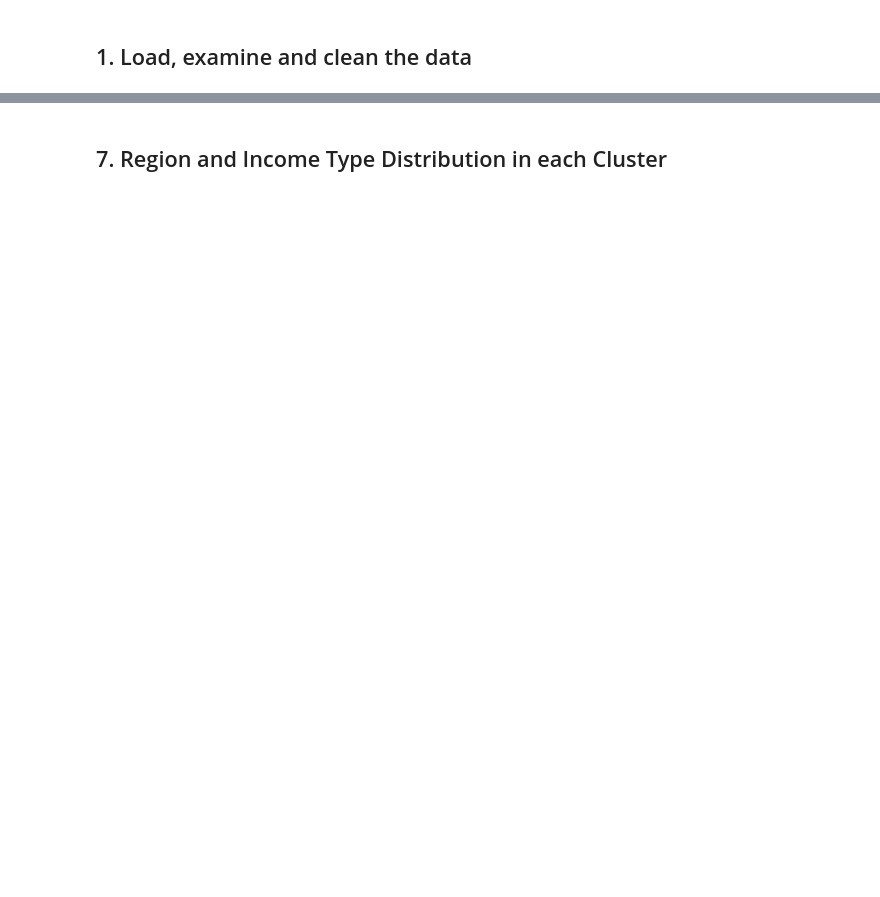
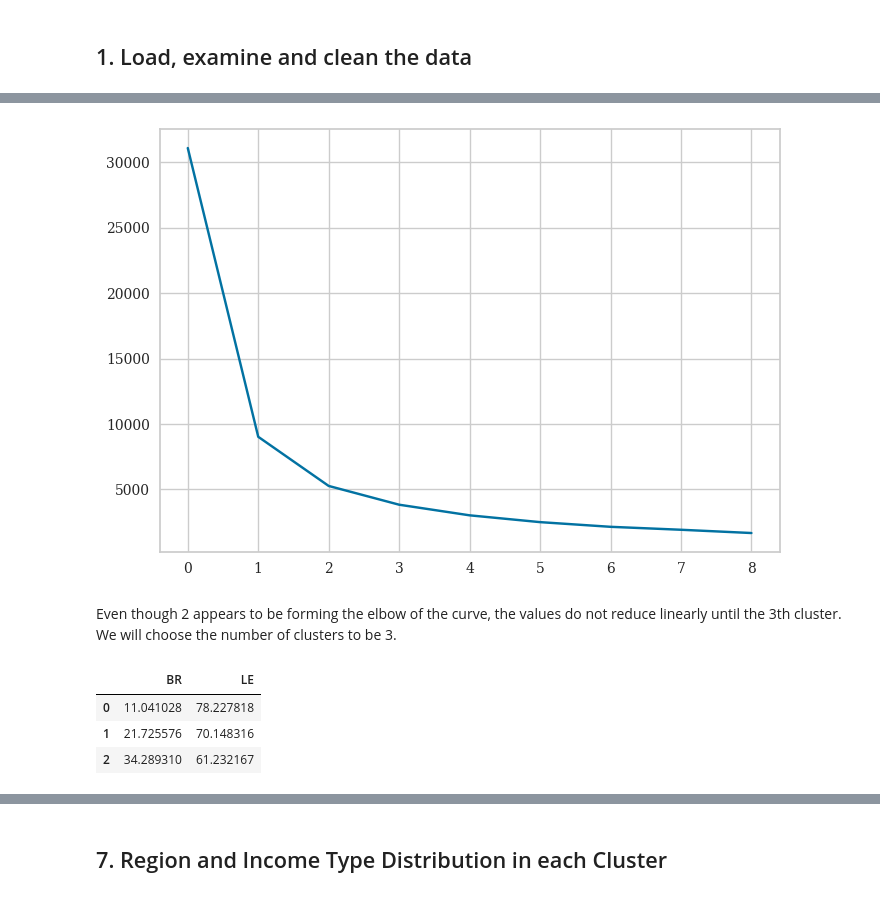
Before and after one commit to geet2912/modeling_life_expectancy, a Jupyter notebook: modeling_lifeexpectancy.ipynb, the cells around one changed output, grey strips where cells are left out. Drawn from its saved outputs; the diff is of its cells as text; code cells hidden in the pictures; blank space fills up the shorter version.

```diff
--- a/modeling_lifeexpectancy.ipynb
+++ b/modeling_lifeexpectancy.ipynb
@@ -369,0 +167,11 @@ It would also be interesting to see how Income Level and Geographical Regions ar
+# %%
+# Create a dataframe for the year 2020 with birth rate, life expectancy, and mortality_rate
+df_2020 = data_life_expectancy[['Country Name', 'Region', 'Income Group', '2020']]
+df_2020 = df_2020.rename(columns={'2020': 'LE'})
+df_2020 = df_2020.dropna(subset=['LE'])
+
+df_2020 = pd.merge(df_2020, data_birth_rate[['Country Name', '2020']], how='left', on=['Country Name'])
+df_2020 = df_2020.rename(columns={'2020': 'BR'})
+
+df_2020 = pd.merge(df_2020, data_mortality_rate[['Country Name', '2020']], how='left', on=['Country Name'])
+df_2020 = df_2020.rename(columns={'2020': 'MR'})
@@ -369,0 +237,10 @@ It would also be interesting to see how Income Level and Geographical Regions ar
+# %%
+# set and order categories
+df_2020["Income Group"] = df_2020["Income Group"].astype("category")
+category_order_list = ["High income", "Upper middle income", "Lower middle income", "Low income"]
+df_2020["Income Group"] = df_2020["Income Group"].cat.set_categories(category_order_list, ordered=True)
+
+mapping = {'High income': 4, 'Upper middle income': 3, 'Lower middle income': 2, 'Low income': 1}
+df_2020['Income Level'] = df_2020['Income Group'].replace(mapping)
+
+del mapping, category_order_list
@@ -369,0 +290,33 @@ It would also be interesting to see how Income Level and Geographical Regions ar
+# %%
+#Elbow-method to pick to choose number of clusters
+from sklearn.cluster import KMeans
+scores_1 = []
+range_values = range(1,10)
+
+for i in range_values:
+    kmeans = KMeans(n_clusters = i, n_init=10)
+    kmeans.fit(df_2020[['BR', 'LE']])
+    # if you want to select only the first 7 columns, then
+    # kmeans.fir(creditcard_df_scaled[:, :7])
+    scores_1.append(kmeans.inertia_)
+
+plt.plot(scores_1, 'bx-')
+
+del scores_1, range_values, i
+# %% [output]
+[figure, added]
+# %% [markdown]
+Even though 2 appears to be forming the elbow of the curve, the values do not reduce linearly until the 3th cluster.
+We will choose the number of clusters to be 3.
+# %%
+# Apply K-Means Clustering
+kmeans = KMeans(3, n_init=10)
+kmeans.fit(df_2020[['BR', 'LE']])
+labels = kmeans.labels_ #Label/cluster of each data point
+cluster_centers = pd.DataFrame(data = kmeans.cluster_centers_, columns = ['BR', 'LE'])
+cluster_centers #returns the centroid for each feature
+# %% [output]
+|  | BR | LE |
+| 0 | 11.041028 | 78.227818 |
+| 1 | 21.725576 | 70.148316 |
+| 2 | 34.289310 | 61.232167 |
```
Also changed, not shown: parts of 57 cells of this notebook.
